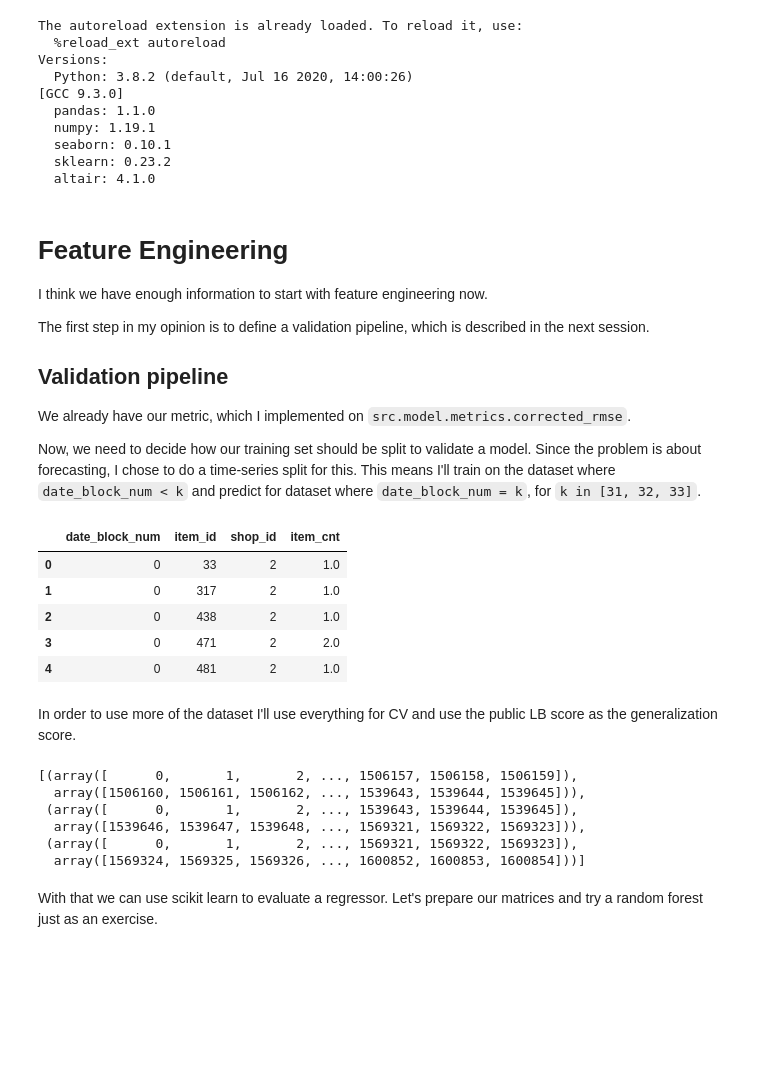
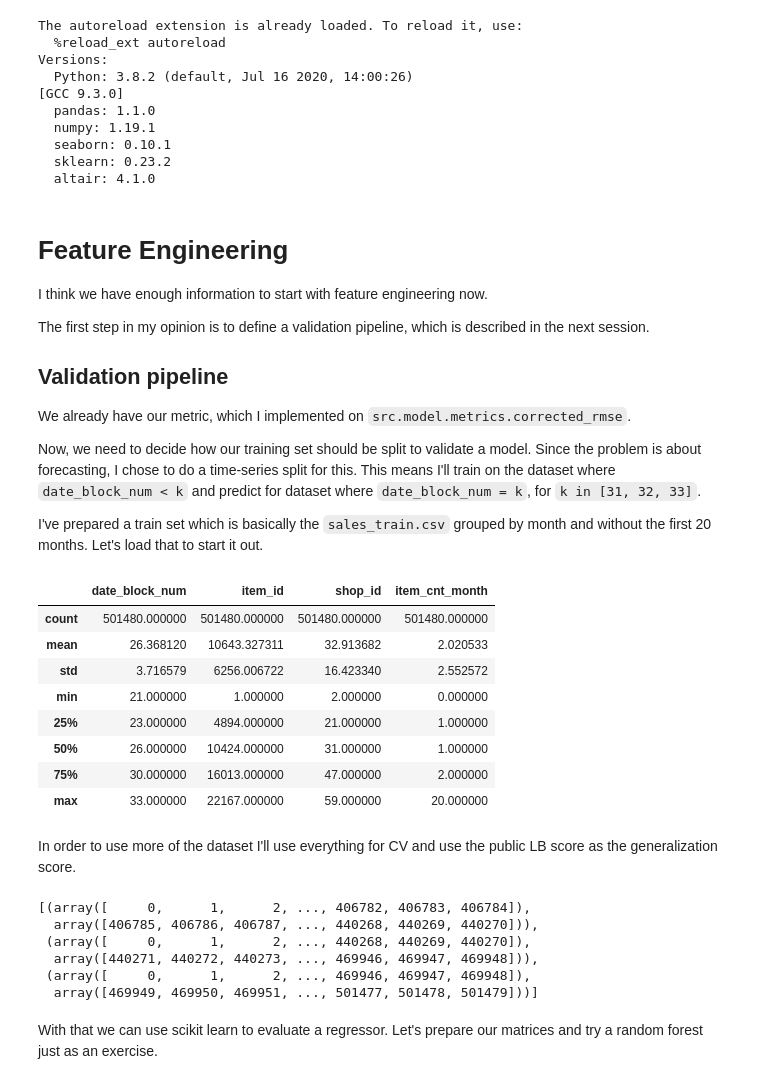
Before and after one commit to caioaao/hse-aml-final-project, a Jupyter notebook: notebooks/05-model-validation-pipeline.ipynb, the cells around one changed output. Cells and saved outputs as stored; diff of their text form; code cells hidden in the pictures; blank space fills up the shorter version.

```diff
--- a/notebooks/05-model.ipynb
+++ b/notebooks/05-model-validation-pipeline.ipynb
@@ -48,27 +48,32 @@ The first step in my opinion is to define a validation pipeline, which is descri
 We already have our metric, which I implemented on `src.model.metrics.corrected_rmse`.
 
 Now, we need to decide how our training set should be split to validate a model. Since the problem is about forecasting, I chose to do a time-series split for this. This means I'll train on the dataset where `date_block_num < k` and predict for dataset where `date_block_num = k`, for `k in [31, 32, 33]`.
+
+I've prepared a train set which is basically the `sales_train.csv` grouped by month and without the first 20 months. Let's load that to start it out.
 # %%
-train_set = pd.read_parquet(os.path.join(PROCESSED_DATA_DIR, 'train-set-base.parquet'))
-train_set.head()
+train_set = pd.read_parquet(os.path.join(PROCESSED_DATA_DIR, 'train-set.parquet'))
+train_set.describe()
 # %% [output]
-|  | date_block_num | item_id | shop_id | item_cnt |
-| 0 | 0 | 33 | 2 | 1.0 |
-| 1 | 0 | 317 | 2 | 1.0 |
-| 2 | 0 | 438 | 2 | 1.0 |
-| 3 | 0 | 471 | 2 | 2.0 |
-| 4 | 0 | 481 | 2 | 1.0 |
+|  | date_block_num | item_id | shop_id | item_cnt_month |
+| count | 501480.000000 | 501480.000000 | 501480.000000 | 501480.000000 |
+| mean | 26.368120 | 10643.327311 | 32.913682 | 2.020533 |
+| std | 3.716579 | 6256.006722 | 16.423340 | 2.552572 |
+| min | 21.000000 | 1.000000 | 2.000000 | 0.000000 |
+| 25% | 23.000000 | 4894.000000 | 21.000000 | 1.000000 |
+| 50% | 26.000000 | 10424.000000 | 31.000000 | 1.000000 |
+| 75% | 30.000000 | 16013.000000 | 47.000000 | 2.000000 |
+| max | 33.000000 | 22167.000000 | 59.000000 | 20.000000 |
 # %% [markdown]
 In order to use more of the dataset I'll use everything for CV and use the public LB score as the generalization score.
 # %%
 tscv.split(train_set['date_block_num'].values)
 # %% [output]
-[(array([      0,       1,       2, ..., 1506157, 1506158, 1506159]),
-  array([1506160, 1506161, 1506162, ..., 1539643, 1539644, 1539645])),
- (array([      0,       1,       2, ..., 1539643, 1539644, 1539645]),
-  array([1539646, 1539647, 1539648, ..., 1569321, 1569322, 1569323])),
- (array([      0,       1,       2, ..., 1569321, 1569322, 1569323]),
-  array([1569324, 1569325, 1569326, ..., 1600852, 1600853, 1600854]))]
+[(array([     0,      1,      2, ..., 406782, 406783, 406784]),
+  array([406785, 406786, 406787, ..., 440268, 440269, 440270])),
+ (array([     0,      1,      2, ..., 440268, 440269, 440270]),
+  array([440271, 440272, 440273, ..., 469946, 469947, 469948])),
+ (array([     0,      1,      2, ..., 469946, 469947, 469948]),
+  array([469949, 469950, 469951, ..., 501477, 501478, 501479]))]
 # %% [markdown]
 With that we can use scikit learn to evaluate a regressor. Let's prepare our matrices and try a random forest just as an exercise.
 # %%
```
Also changed, not shown: parts of 12 cells of this notebook, 10 other files.
